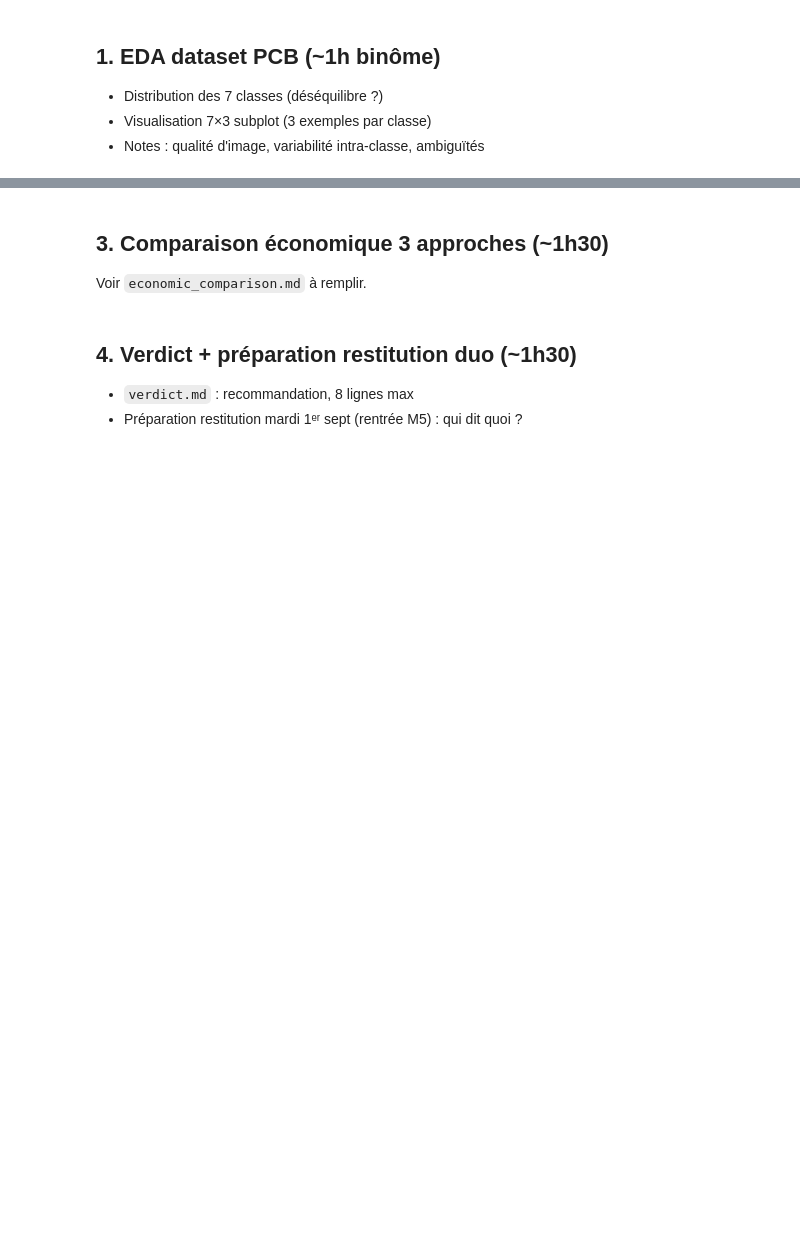
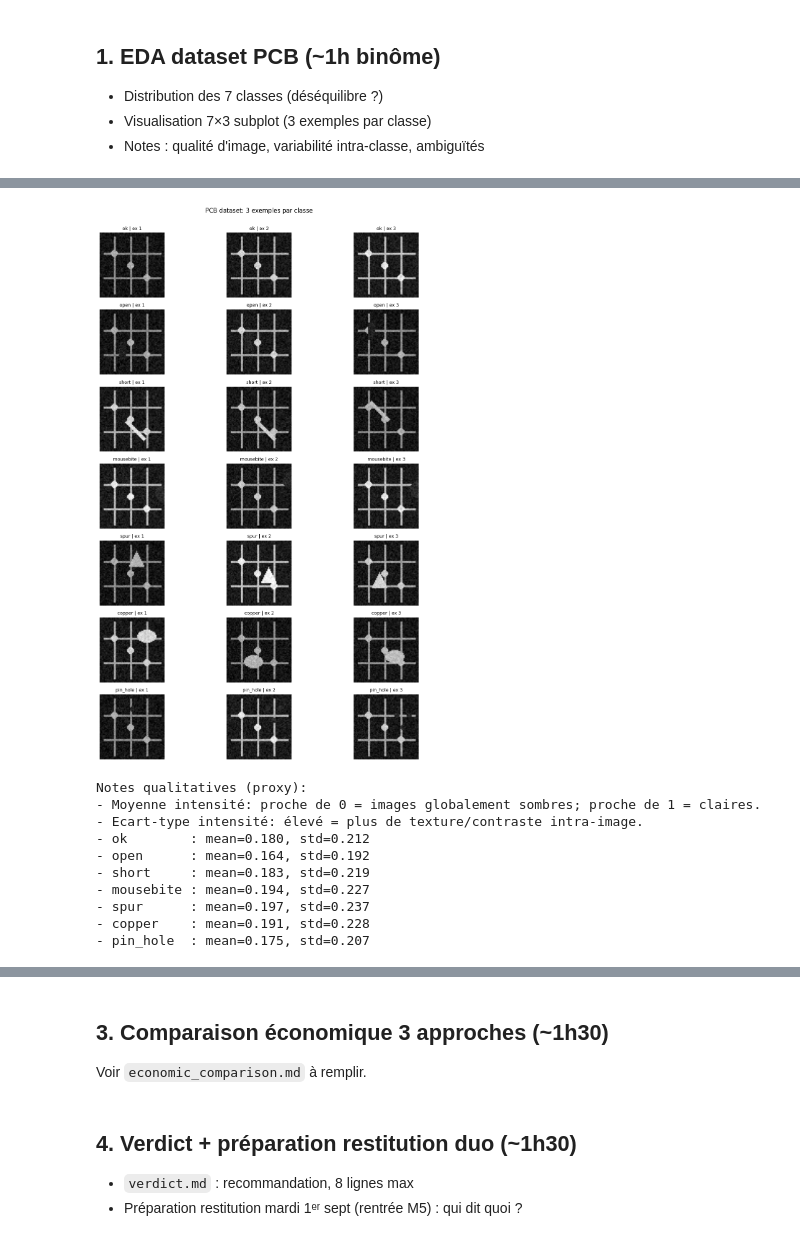
Before and after one commit to userZku/M4-B2-pcb-theo-romain, a Jupyter notebook: notebooks/M4-B2_theo-romain.ipynb, the cells around one changed output, grey strips where cells are left out. Saved outputs shown, nothing was run; the diff lists cells and outputs as text; code cells hidden in the pictures; blank space fills up the shorter version.

```diff
--- a/notebooks/M4-B2_theo-romain.ipynb
+++ b/notebooks/M4-B2_theo-romain.ipynb
@@ -50,0 +146,78 @@ Cf. `decisions.md` pour le choix (A / B / C).
+# %%
+from pathlib import Path
+
+import matplotlib.pyplot as plt
+import numpy as np
+from PIL import Image
+
+# 3 exemples par classe en grille 7x3
+rng = np.random.default_rng(42)
+n_rows = len(CLASSES)
+n_cols = 3
+
+fig, axes = plt.subplots(n_rows, n_cols, figsize=(12, 2.2 * n_rows))
+if n_rows == 1:
+    axes = np.array([axes])
+
+quality_stats = []
+
+for row, cls_name in enumerate(CLASSES):
+    cls_dir = DATA_DIR / cls_name
+    paths = sorted(cls_dir.glob('*.png')) if cls_dir.is_dir() else []
+
+    if len(paths) == 0:
+        for col in range(n_cols):
+            ax = axes[row, col]
+            ax.axis('off')
+            ax.set_title(f"{cls_name} (vide)", fontsize=9)
+        quality_stats.append((cls_name, np.nan, np.nan))
+        continue
+
+    selected_idx = rng.choice(len(paths), size=min(n_cols, len(paths)), replace=False)
+    selected = [paths[i] for i in selected_idx]
+
+    means, stds = [], []
+    for col in range(n_cols):
+        ax = axes[row, col]
+        if col < len(selected):
+            img = Image.open(selected[col]).convert('L')
+            arr = np.asarray(img, dtype=np.float32) / 255.0
+            means.append(float(arr.mean()))
+            stds.append(float(arr.std()))
+
+            ax.imshow(arr, cmap='gray', vmin=0, vmax=1)
+            ax.set_title(f"{cls_name} | ex {col + 1}", fontsize=9)
+            ax.axis('off')
+        else:
+            ax.axis('off')
+
+    quality_stats.append((
+        cls_name,
+        float(np.mean(means)) if means else np.nan,
+        float(np.mean(stds)) if stds else np.nan,
+    ))
+
+plt.suptitle('PCB dataset: 3 exemples par classe', y=1.002, fontsize=12)
+plt.tight_layout()
+plt.show()
+
+print('Notes qualitatives (proxy):')
+print('- Moyenne intensité: proche de 0 = images globalement sombres; proche de 1 = claires.')
+print('- Ecart-type intensité: élevé = plus de texture/contraste intra-image.')
+for cls_name, m, s in quality_stats:
+    if np.isnan(m):
+        print(f"- {cls_name:10s}: aucune image trouvée")
+    else:
+        print(f"- {cls_name:10s}: mean={m:.3f}, std={s:.3f}")
+# %% [output]
+[figure, added]
+Notes qualitatives (proxy):
+- Moyenne intensité: proche de 0 = images globalement sombres; proche de 1 = claires.
+- Ecart-type intensité: élevé = plus de texture/contraste intra-image.
+- ok        : mean=0.180, std=0.212
+- open      : mean=0.164, std=0.192
+- short     : mean=0.183, std=0.219
+- mousebite : mean=0.194, std=0.227
+- spur      : mean=0.197, std=0.237
+- copper    : mean=0.191, std=0.228
+- pin_hole  : mean=0.175, std=0.207
```
Also changed, not shown: parts of 9 cells of this notebook.
